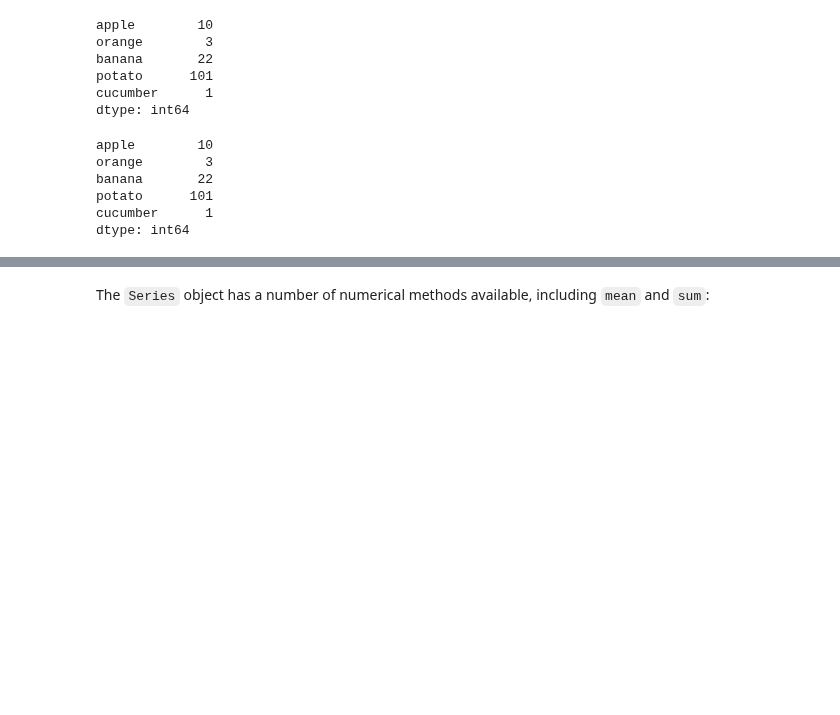
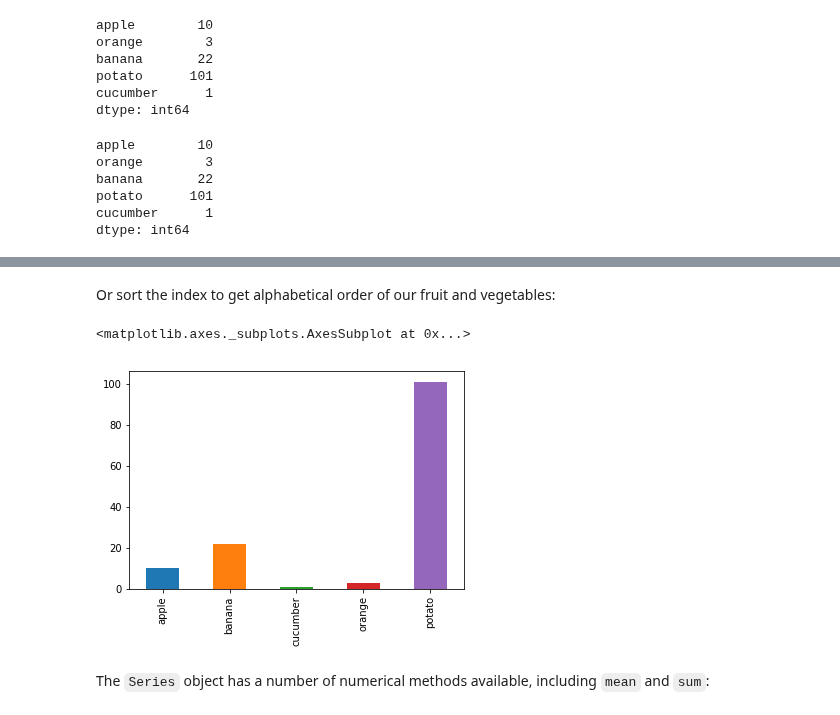
Before and after one commit to fangohr/introduction-to-python-for-computational-science-and-engineering, a Jupyter notebook: 17-pandas.ipynb, the cells around one changed output, grey strips where cells are left out. Saved outputs shown, nothing was run; the diff lists cells and outputs as text; code cells hidden in the pictures; blank space fills up the shorter version.

```diff
--- a/17-pandas.ipynb
+++ b/17-pandas.ipynb
@@ -143,3 +164,10 @@ dtype: int64
+# %% [markdown]
+Or sort the index to get alphabetical order of our fruit and vegetables:
+# %%
+stock.sort_index().plot(kind='bar')
+# %% [output]
+<matplotlib.axes._subplots.AxesSubplot at 0x...>
+[figure, added]
 # %% [markdown]
 The `Series` object has a number of numerical methods available, including `mean` and `sum`:
 # %%
```
Also changed, not shown: parts of 49 cells of this notebook.
